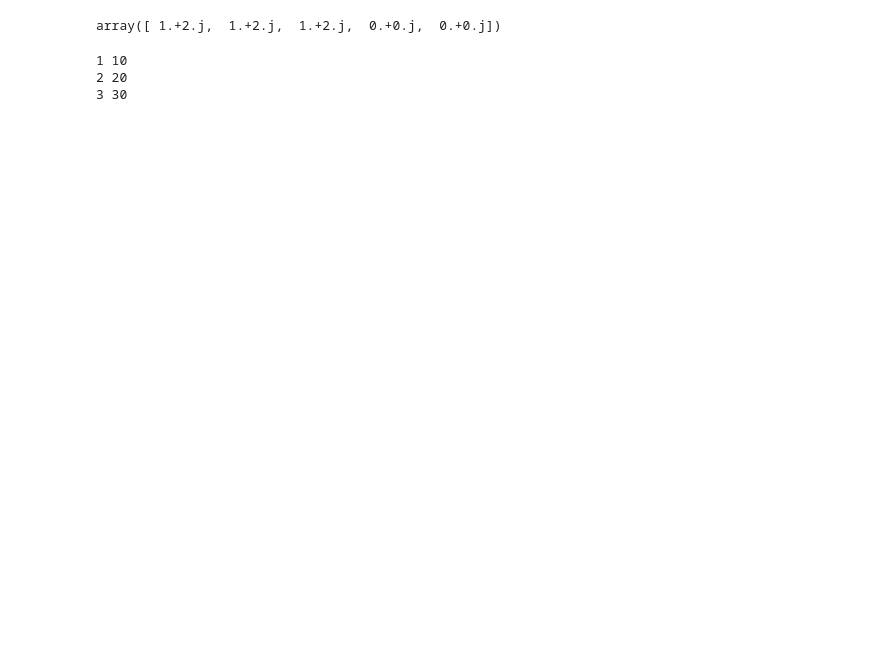
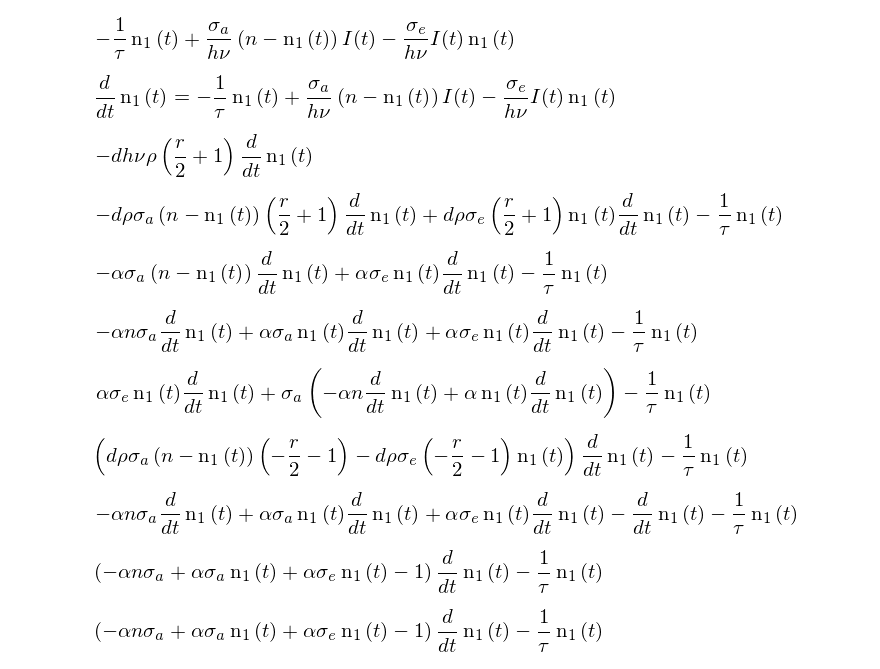
Before and after one commit to thomaspmann/LeedsPhotonics, a Jupyter notebook: Tester.ipynb, the cells around one changed output. Drawn from its saved outputs; the diff is of its cells as text; code cells hidden in the pictures; blank space fills up the shorter version.

```diff
--- a/Tester.ipynb
+++ b/Tester.ipynb
@@ -67,4 +0,0 @@ mode['TE'] *= 2
-# %%
-mode['TE']
-# %% [output]
-array([ 1.+2.j,  1.+2.j,  1.+2.j,  0.+0.j,  0.+0.j])
@@ -76,7 +0,0 @@ for key in list(mode.dtype.names):
-# %%
-for n, d in zip([1, 2, 3], [10, 20, 30]):
-    print(n, d)
-# %% [output]
-1 10
-2 20
-3 30
@@ -82,0 +5,62 @@ for n, d in zip([1, 2, 3], [10, 20, 30]):
+# %%
+# Eq 6. symbols
+n, t, s_e, s_a, h, nu, tau = symbols('n, t sigma_e sigma_a h nu tau')
+n1 = Function('n_1')(t)
+I = Function('I')(t)
+
+rhs = (n - n1) * (I * s_a) / (h * nu) - n1 * (I * s_e) / (h * nu) - n1 / tau
+rhs
+# %% [output]
+[figure, added]
+# %%
+rate = Eq(n1.diff(t), rhs)
+# rate = Eq(D(n1, t), rhs)
+rate
+# %% [output]
+[figure, added]
+# %%
+# Intensity
+r, rho, d = symbols('r rho d')
+i =  (1+ r/2) * h * nu * rho * d * -1 * n1.diff(t)
+i
+# %% [output]
+[figure, added]
+# %%
+rhs = rhs.subs(I, i)
+rhs
+# %% [output]
+[figure, added]
+# %%
+a = Symbol('alpha')
+rhs = rhs.subs(d*rho*(1+r/2), a)
+rhs
+# %% [output]
+[figure, added]
+# %%
+rhs = rhs.expand()
+rhs
+# %% [output]
+[figure, added]
+# %%
+collect_const(rhs, (s_a ))
+# %% [output]
+[figure, added]
+# %%
+rhs = rhs.collect(n1.diff(t))
+rhs
+# %% [output]
+[figure, added]
+# %%
+rate = rhs - D(n1, t)
+rate
+# %% [output]
+[figure, added]
+# %%
+rate = rate.collect(D(n1, t))
+rate
+# %% [output]
+[figure, added]
+# %%
+rate.collect(a)
+# %% [output]
+[figure, added]
```
Also changed, not shown: parts of 18 cells of this notebook, 4 other files.
